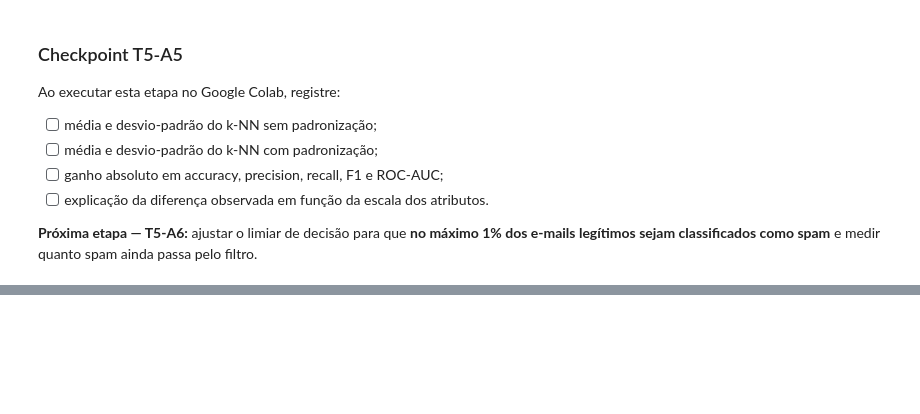
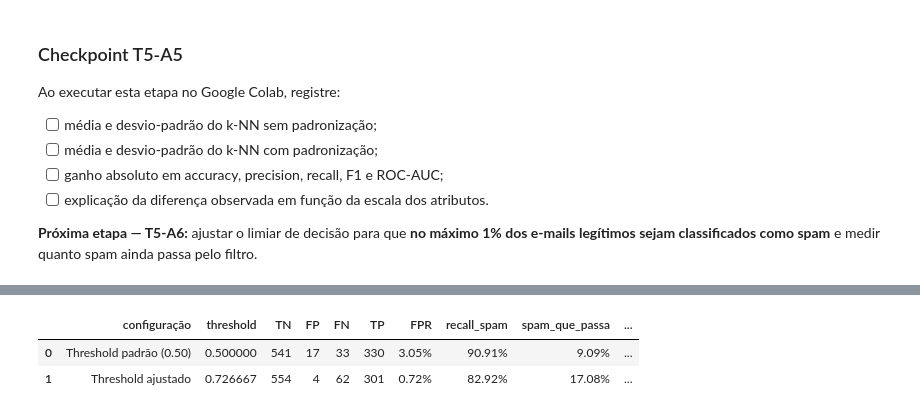
Before and after one commit to andrecataldo/ai-ppgi, a Jupyter notebook: labs/aula-05-ml/IA_Aula05_Spambase_AndreCataldo.ipynb, the cells around one changed output, grey strips where cells are left out. Cells and saved outputs as stored; diff of their text form; code cells hidden in the pictures; blank space fills up the shorter version.

```diff
--- a/labs/aula-05-ml/IA_Aula05_Spambase_AndreCataldo.ipynb
+++ b/labs/aula-05-ml/IA_Aula05_Spambase_AndreCataldo.ipynb
@@ -1280,0 +1324,8 @@ Ao executar esta etapa no Google Colab, registre:
+# %%
+threshold_model = RandomForestClassifier(
+    n_estimators=300,
+    random_state=RANDOM_STATE,
+    n_jobs=-1,
+)
+
+print(threshold_model)
@@ -1280,0 +1546,33 @@ Ao executar esta etapa no Google Colab, registre:
+# %%
+test_default = threshold_metrics(
+    y_test,
+    test_proba,
+    threshold=0.50,
+)
+
+test_adjusted = threshold_metrics(
+    y_test,
+    test_proba,
+    threshold=selected_threshold,
+)
+
+test_threshold_comparison = pd.DataFrame([
+    {"configuração": "Threshold padrão (0.50)", **test_default},
+    {"configuração": "Threshold ajustado", **test_adjusted},
+])
+
+display(
+    test_threshold_comparison.style.format({
+        "threshold": "{:.6f}",
+        "FPR": "{:.2%}",
+        "recall_spam": "{:.2%}",
+        "spam_que_passa": "{:.2%}",
+        "accuracy": "{:.4f}",
+        "precision_spam": "{:.4f}",
+        "f1_spam": "{:.4f}",
+    })
+)
+# %% [output]
+|  | configuração | threshold | TN | FP | FN | TP | FPR | recall_spam | spam_que_passa | ... |
+| 0 | Threshold padrão (0.50) | 0.500000 | 541 | 17 | 33 | 330 | 3.05% | 90.91% | 9.09% | ... |
+| 1 | Threshold ajustado | 0.726667 | 554 | 4 | 62 | 301 | 0.72% | 82.92% | 17.08% | ... |
```
Also changed, not shown: parts of 22 cells of this notebook.
